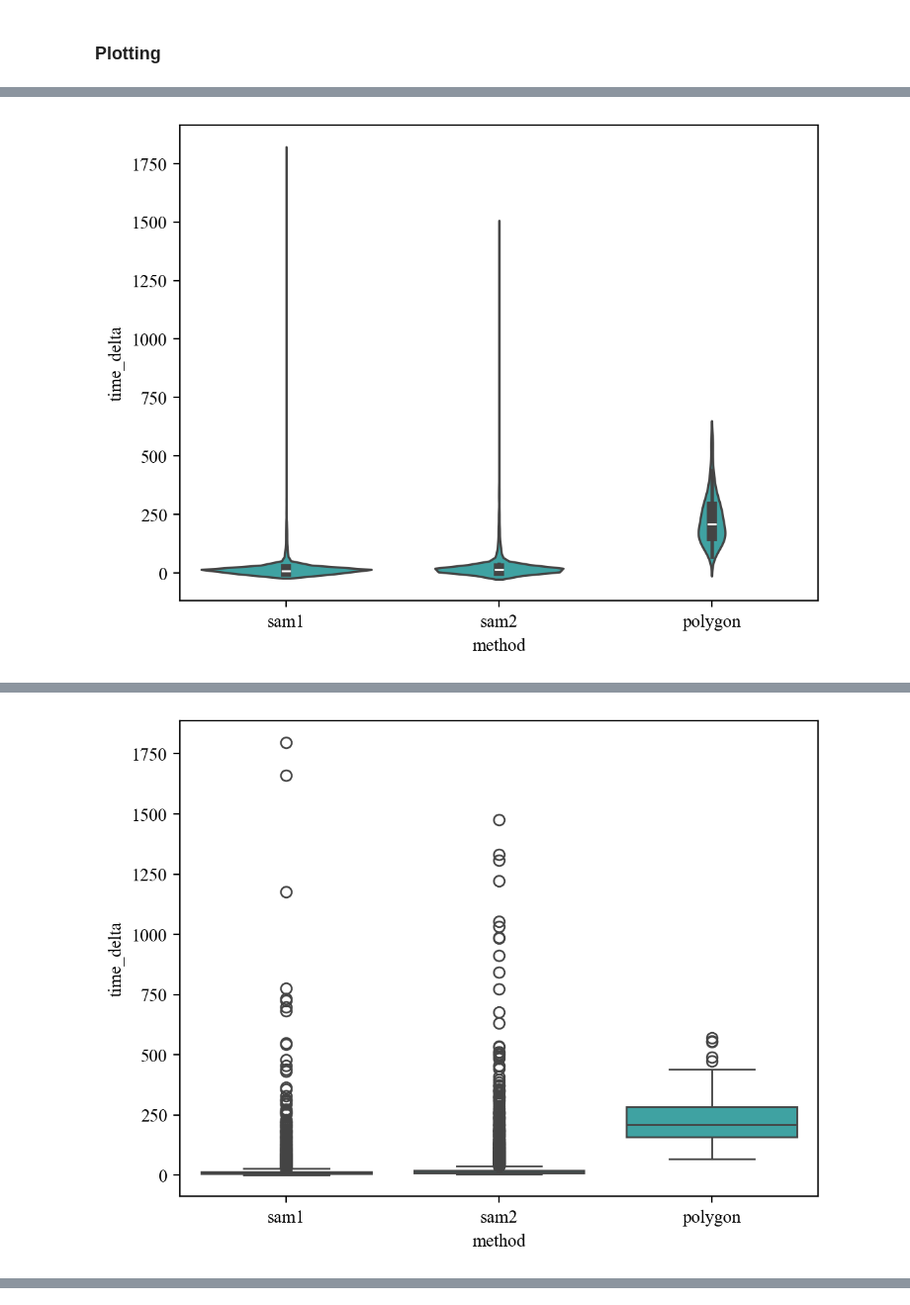
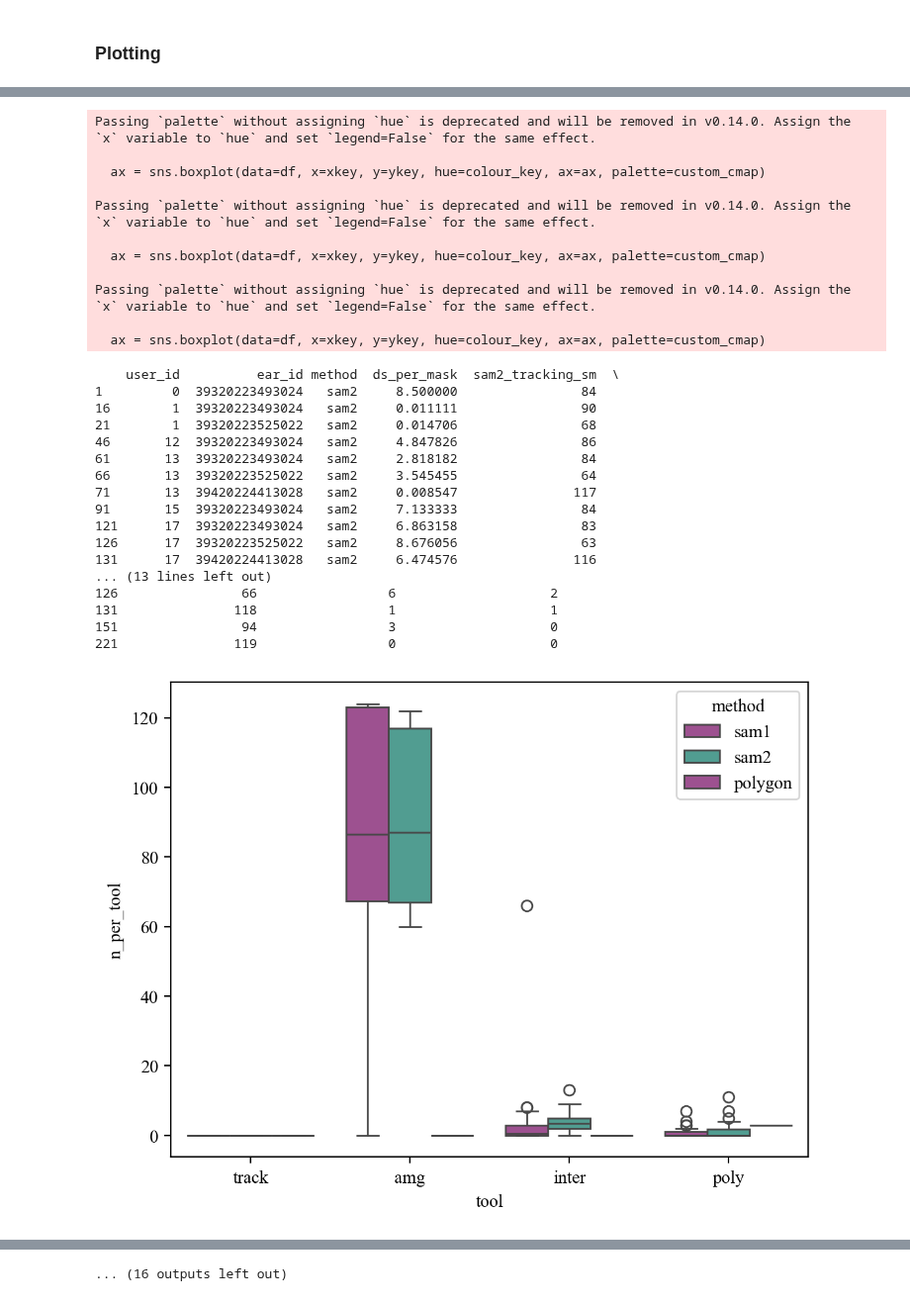
Before and after one commit to DerOehmer/ARAMSAM, a Jupyter notebook: DataVisualization/UserExperiments.ipynb, the cells around one changed output, grey strips where cells are left out. Shown at 99% size. Drawn from its saved outputs; the diff is of its cells as text; code cells hidden in the pictures.

Commit message:
updated data visualizations

```diff
--- a/DataVisualization/UserExperiments.ipynb
+++ b/DataVisualization/UserExperiments.ipynb
@@ -252,17 +405,34 @@ print((df_sample.loc[df_sample["method"]=='sam2', "total_time"] / df_sample.loc[
 print("-------------------")
 print()
 
-print("All methods, first img, Mean per img, Violoin Plot")
-get_violin_plot(df_sample.loc[df_sample["first_img"] == True], xkey="method", ykey="ds_per_mask", colour_key=None)
+
+
+get_box_plot(df_tool[df_tool["first_img"] == True], xkey="tool", ykey="n_per_tool", colour_key="method")
+get_swarm_plot(df_tool.loc[(df_tool["first_img"] == True ) & (df_tool["method"]=="sam1") ], xkey="tool", ykey="n_per_tool", colour_key="user_id")
+get_box_plot(df_tool[df_tool["first_img"] == False], xkey="tool", ykey="n_per_tool", colour_key="method")
+
+get_box_plot(df_tool[df_tool["first_img"] == True], xkey="tool", ykey="ds_per_mask_tool", colour_key="method")
+get_box_plot(df_tool[df_tool["first_img"] == False], xkey="tool", ykey="ds_per_mask_tool", colour_key="method")
+
+
+
+
 print("All methods, first img, Mean per img, Box Plot")
 get_box_plot(df_sample.loc[df_sample["first_img"] == True], xkey="method", ykey="ds_per_mask", colour_key=None)
 print("All methods, first img, Mean per img, Swarm Plot")
-get_swarm_plot(df_sample.loc[df_sample["first_img"] == True], xkey="method", ykey="ds_per_mask", colour_key="user_id")
+get_swarm_plot(df_sample.loc[df_sample["first_img"] == True ], xkey="method", ykey="ds_per_mask", colour_key="user_id")
 get_swarm_plot(df_sample.loc[df_sample["first_img"] == True], xkey="method", ykey="ds_per_mask", colour_key="ear_id")
+print("All methods, second img, Mean per img, Swarm Plot")
+get_swarm_plot(df_sample.loc[df_sample["first_img"] == False ], xkey="method", ykey="ds_per_mask", colour_key="user_id")
+get_swarm_plot(df_sample.loc[df_sample["first_img"] == False], xkey="method", ykey="ds_per_mask", colour_key="ear_id")
 
 
-print("All methods, first img, All  masks, Violoin Plot")
-get_violin_plot(df_mask.loc[df_mask["first_img"] == True], xkey="method", ykey="time_delta", colour_key=None)
+print("Number of masks per User against image x method")
+get_swarm_plot(df_sample, xkey="method_imgpos_ear", ykey="total_masks_sm", colour_key="user_id", fs=(20, 10))
+print("ds_per_mask per User against image x method")
+get_swarm_plot(df_sample, xkey="method_imgpos_ear", ykey="ds_per_mask", colour_key="user_id", fs=(20, 10))
+
+
 print("All methods, first img, All  masks, Box Plot")
 get_box_plot(df_mask.loc[df_mask["first_img"] == True], xkey="method", ykey="time_delta", colour_key=None)
 
@@ -305 +476,0 @@ All methods, first img, All  masks, Violoin Plot
-[figure, removed]
@@ -307 +478,0 @@ All methods, first img, All  masks, Box Plot
-[figure, removed]
@@ -309,0 +499,29 @@ First Image
+Passing `palette` without assigning `hue` is deprecated and will be removed in v0.14.0. Assign the `x` variable to `hue` and set `legend=False` for the same effect.
+
+  ax = sns.boxplot(data=df, x=xkey, y=ykey, hue=colour_key, ax=ax, palette=custom_cmap)
+
+Passing `palette` without assigning `hue` is deprecated and will be removed in v0.14.0. Assign the `x` variable to `hue` and set `legend=False` for the same effect.
+
+  ax = sns.boxplot(data=df, x=xkey, y=ykey, hue=colour_key, ax=ax, palette=custom_cmap)
+
+Passing `palette` without assigning `hue` is deprecated and will be removed in v0.14.0. Assign the `x` variable to `hue` and set `legend=False` for the same effect.
+
+  ax = sns.boxplot(data=df, x=xkey, y=ykey, hue=colour_key, ax=ax, palette=custom_cmap)
+    user_id          ear_id method  ds_per_mask  sam2_tracking_sm  \
+1         0  39320223493024   sam2     8.500000                84
+16        1  39320223493024   sam2     0.011111                90
+21        1  39320223525022   sam2     0.014706                68
+46       12  39320223493024   sam2     4.847826                86
+61       13  39320223493024   sam2     2.818182                84
+66       13  39320223525022   sam2     3.545455                64
+71       13  39420224413028   sam2     0.008547               117
+91       15  39320223493024   sam2     7.133333                84
+121      17  39320223493024   sam2     6.863158                83
+126      17  39320223525022   sam2     8.676056                63
+131      17  39420224413028   sam2     6.474576               116
+... (13 lines left out)
+126                66                 6                    2
+131               118                 1                    1
+151                94                 3                    0
+221               119                 0                    0
+[figure, new version]
@@ -309,0 +529 @@ First Image
+... (16 outputs left out)
```
Also changed, not shown: parts of 13 cells of this notebook, 24 other files.
